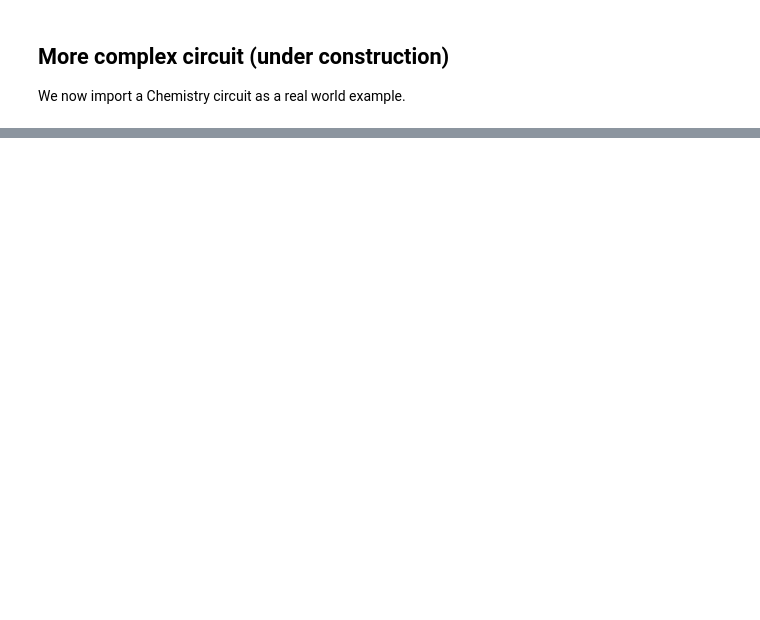
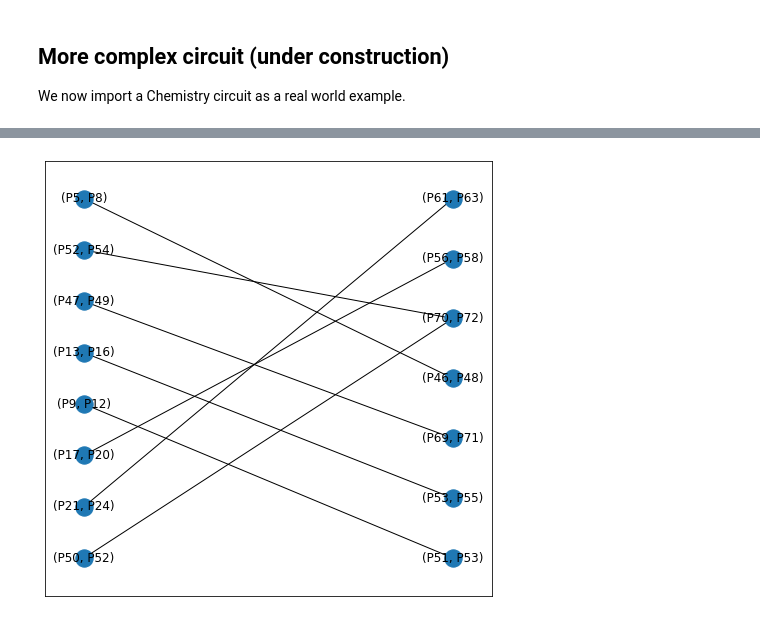
Before and after one commit to CQCL/pytket-dqc, a Jupyter notebook: examples/pacman-example.ipynb, the cells around one changed output, grey strips where cells are left out. Saved outputs shown, nothing was run; the diff lists cells and outputs as text; code cells hidden in the pictures; blank space fills up the shorter version.

```diff
--- a/examples/pacman-example.ipynb
+++ b/examples/pacman-example.ipynb
@@ -139,0 +183,7 @@ We now import a Chemistry circuit as a real world example.
+# %%
+nx.draw_networkx(
+    conflict_g,
+    pos = nx.drawing.layout.bipartite_layout(conflict_g, conflict_topnodes),
+    width = 1)
+# %% [output]
+[figure, added]
```
Also changed, not shown: parts of 10 cells of this notebook.
